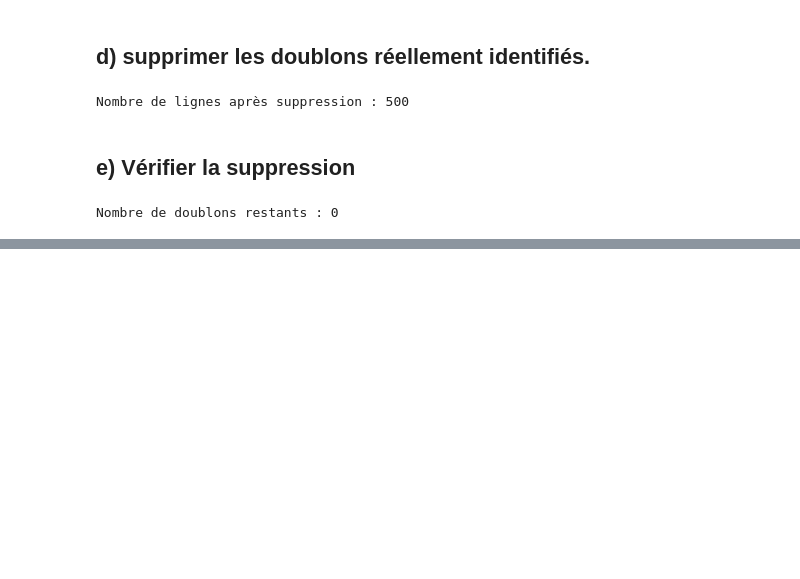
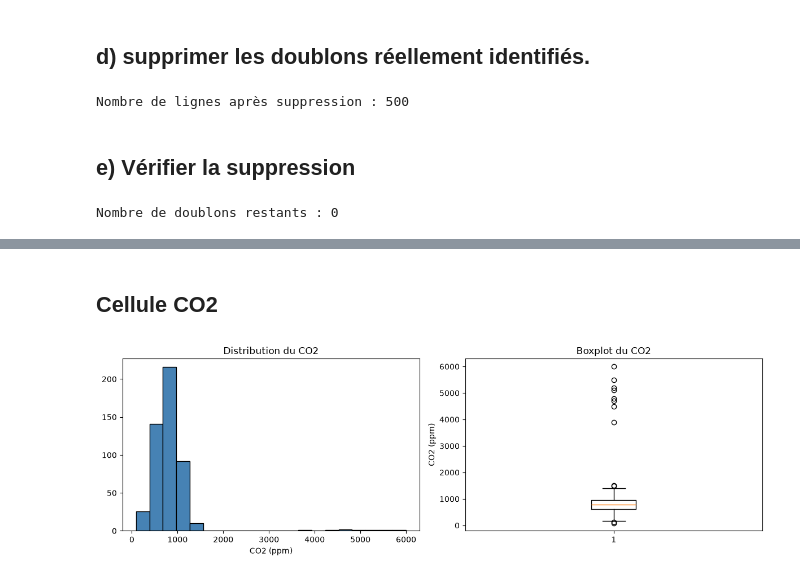
Before and after one commit to Fattimm/atelier_prepa_donnees_tab-, a Jupyter notebook: notebooks/atelier_prepa_donnees_tab.ipynb, the cells around one changed output, grey strips where cells are left out. Cells and saved outputs as stored; diff of their text form; code cells hidden in the pictures; blank space fills up the shorter version.

```diff
--- a/notebooks/atelier_prepa_donnees_tab.ipynb
+++ b/notebooks/atelier_prepa_donnees_tab.ipynb
@@ -401,0 +459,17 @@ Nombre de doublons restants : 0
+# %% [markdown]
+## Cellule CO2
+# %%
+fig, axes = plt.subplots(1, 2, figsize=(12, 4))
+
+axes[0].hist(df['co2'].dropna(), bins=20, color='steelblue', edgecolor='black')
+axes[0].set_title('Distribution du CO2')
+axes[0].set_xlabel('CO2 (ppm)')
+
+axes[1].boxplot(df['co2'].dropna())
+axes[1].set_title('Boxplot du CO2')
+axes[1].set_ylabel('CO2 (ppm)')
+
+plt.tight_layout()
+plt.show()
+# %% [output]
+[figure, added]
```
Also changed, not shown: parts of 11 cells of this notebook.
